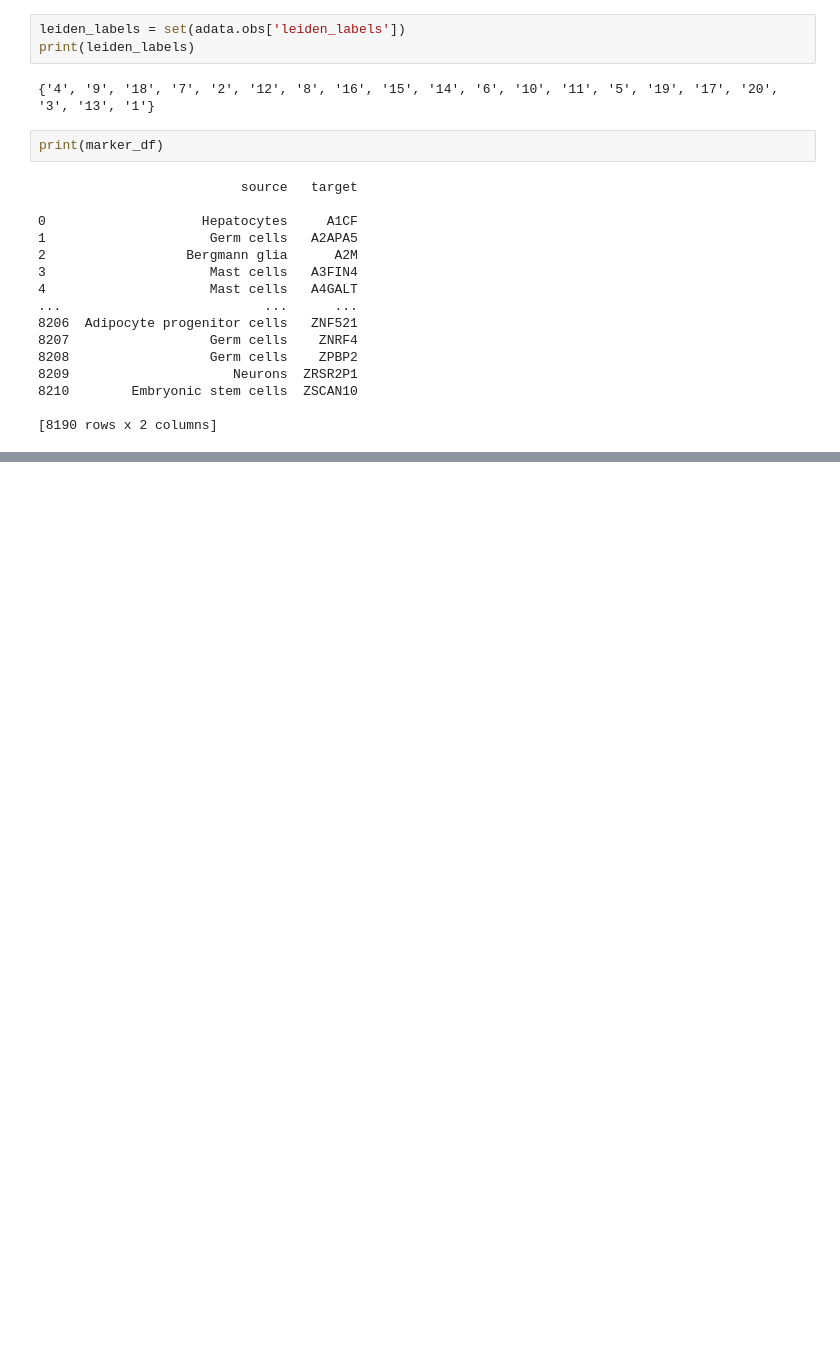
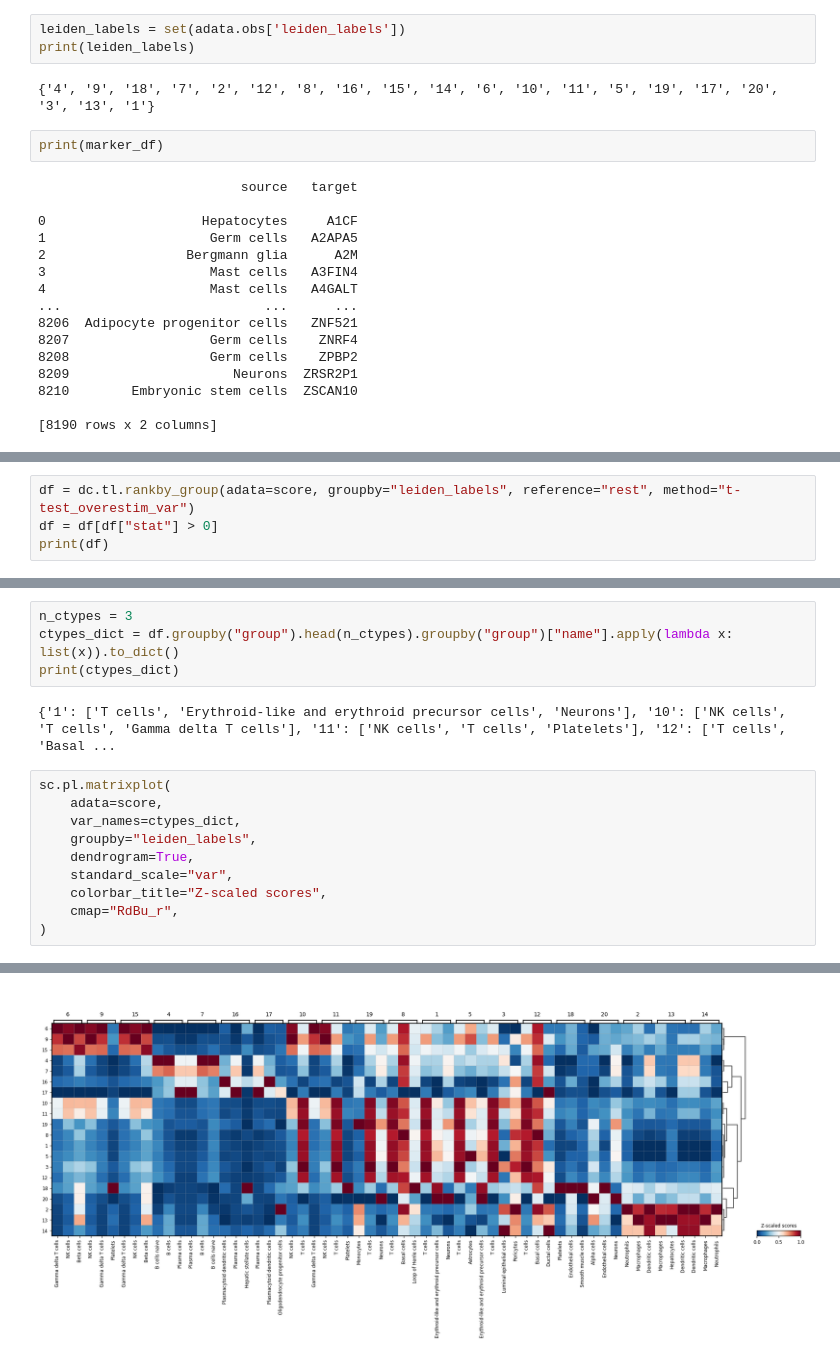
Before and after one commit to Boolean-true/CLACELL, a Jupyter notebook: evaluation/decoupler.ipynb, the cells around one changed output, grey strips where cells are left out. Drawn from its saved outputs; the diff is of its cells as text; blank space fills up the shorter version.

```diff
--- a/evaluation/decoupler.ipynb
+++ b/evaluation/decoupler.ipynb
@@ -186,0 +310,4 @@ print(marker_df)
+# %%
+df = dc.tl.rankby_group(adata=score, groupby="leiden_labels", reference="rest", method="t-test_overestim_var")
+df = df[df["stat"] > 0]
+print(df)
@@ -186,0 +332,17 @@ print(marker_df)
+# %%
+n_ctypes = 3
+ctypes_dict = df.groupby("group").head(n_ctypes).groupby("group")["name"].apply(lambda x: list(x)).to_dict()
+print(ctypes_dict)
+# %% [output]
+{'1': ['T cells', 'Erythroid-like and erythroid precursor cells', 'Neurons'], '10': ['NK cells', 'T cells', 'Gamma delta T cells'], '11': ['NK cells', 'T cells', 'Platelets'], '12': ['T cells', 'Basal ...
+# %%
+sc.pl.matrixplot(
+    adata=score,
+    var_names=ctypes_dict,
+    groupby="leiden_labels",
+    dendrogram=True,
+    standard_scale="var",
+    colorbar_title="Z-scaled scores",
+    cmap="RdBu_r",
+)
+# %% [output]
@@ -186,0 +350 @@ print(marker_df)
+[figure, added]
```
Also changed, not shown: parts of 25 cells of this notebook.
